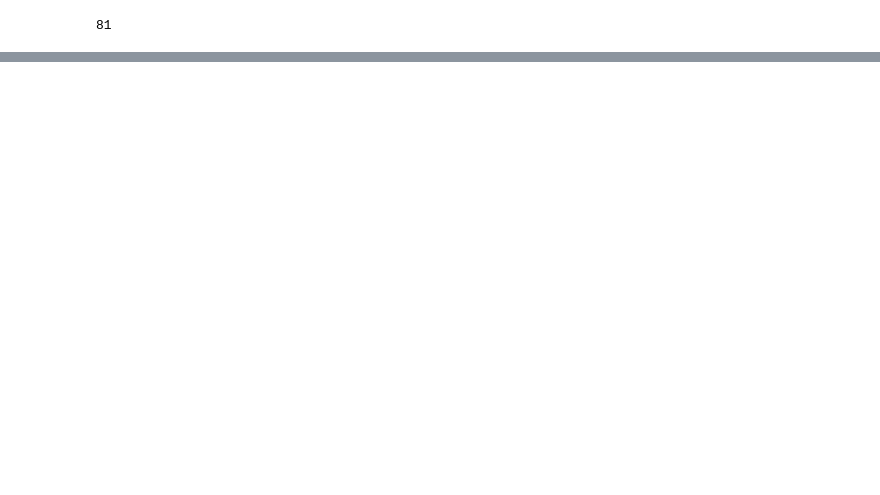
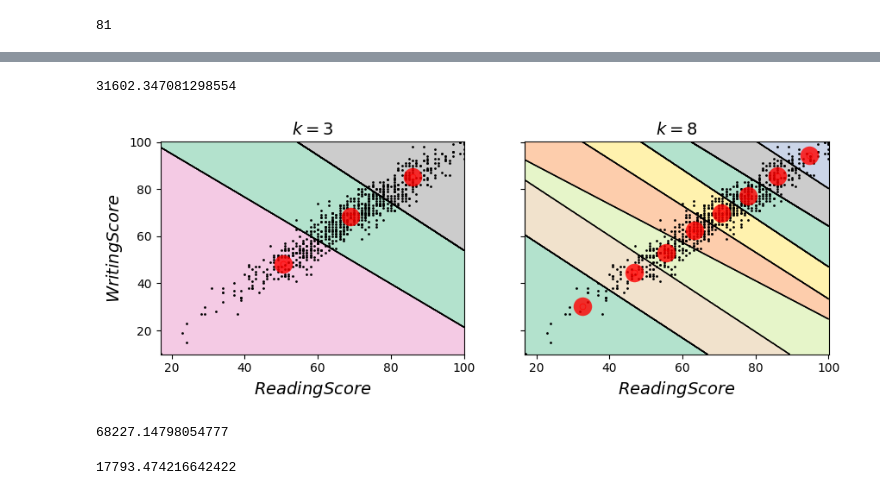
Before and after one commit to lascha212/F21DL, a Jupyter notebook: labs.ipynb, the cells around one changed output, grey strips where cells are left out. Cells and saved outputs as stored; diff of their text form; code cells hidden in the pictures; blank space fills up the shorter version.

```diff
--- a/labs.ipynb
+++ b/labs.ipynb
@@ -456,0 +629,45 @@ plt.scatter(range(0, 81), values)
+# %%
+# Inertia
+# This is the sum of difference of squares
+kmeans.inertia_
+
+# This was in the lectures
+# To calculate this we do:
+x_dist = kmeans.transform(x_train_k)
+np.sum(x_dist[np.arange(len(x_dist)), kmeans.labels_]**2)
+# %% [output]
+31602.347081298554
+# %%
+def plot_clusterer_comparison(clusterer1, clusterer2, X, title1=None, title2=None):
+    clusterer1.fit(X)
+    clusterer2.fit(X)
+
+    plt.figure(figsize=(10, 3.2))
+
+    plt.subplot(121)
+    plot_decision_boundaries(clusterer1, X)
+    if title1:
+        plt.title(title1, fontsize=14)
+
+    plt.subplot(122)
+    plot_decision_boundaries(clusterer2, X, show_ylabels=False)
+    if title2:
+        plt.title(title2, fontsize=14)
+# %%
+# Optimal clusters
+
+kmeans_k3 = KMeans(n_clusters=3, random_state=42)
+kmeans_k8 = KMeans(n_clusters=8, random_state=42)
+
+
+plot_clusterer_comparison(kmeans_k3, kmeans_k8, x_train_k, "$k=3$", "$k=8$")
+# %% [output]
+[figure, added]
+# %%
+kmeans_k3.inertia_
+# %% [output]
+68227.14798054777
+# %%
+kmeans_k8.inertia_
+# %% [output]
+17793.474216642422
```
Also changed, not shown: parts of 29 cells of this notebook.
